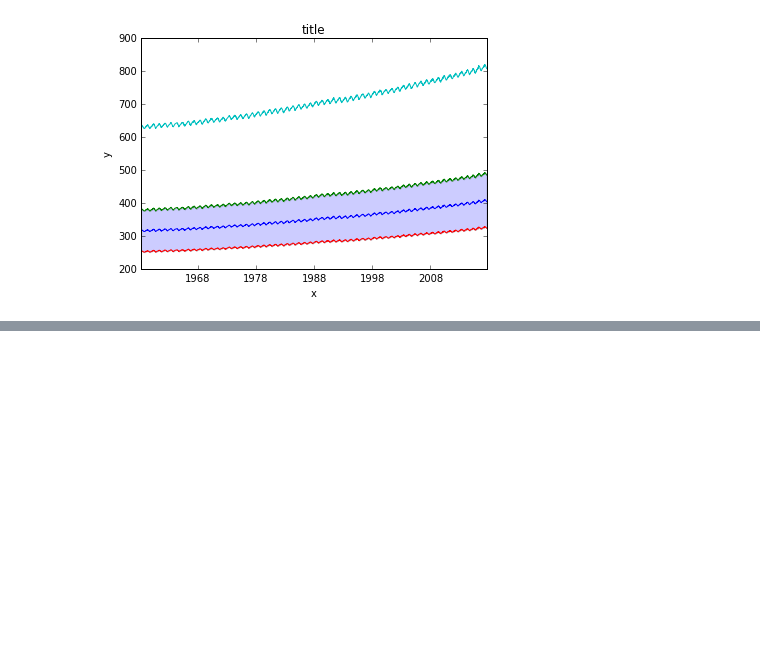
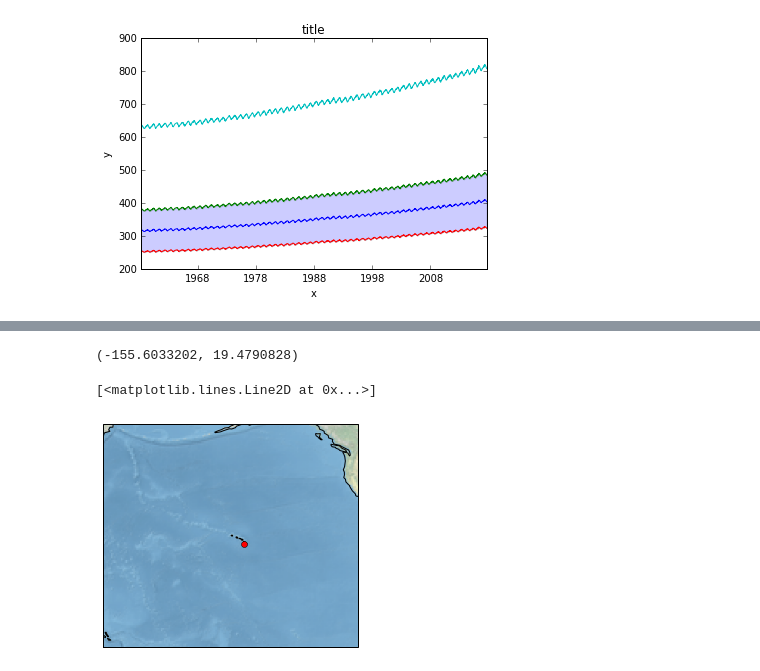
Before and after one commit to dansand/python_lightning_talk, a Jupyter notebook: PandasCO2.ipynb, the cells around one changed output, grey strips where cells are left out. Cells and saved outputs as stored; diff of their text form; code cells hidden in the pictures; blank space fills up the shorter version.

```diff
--- a/PandasCO2.ipynb
+++ b/PandasCO2.ipynb
@@ -216,0 +288,31 @@ axes.set_title('title')
+# %%
+from geopy.geocoders import Nominatim
+geolocator = Nominatim()
+# %%
+location = geolocator.geocode("Mauna Loa")
+# %%
+location.longitude, location.latitude
+# %% [output]
+(-155.6033202, 19.4790828)
+# %%
+import cartopy.crs as ccrs
+
+#projection=ccrs.Mollweide(location.longitude)
+#projection=ccrs.PlateCarree()
+projection = ccrs.PlateCarree(central_longitude=180)
+
+
+ax = plt.axes(projection=projection)
+ax.stock_img()
+
+ax.set_extent([160, -120, -10, 50])
+
+ax.coastlines()
+
+plt.plot(location.longitude, location.latitude,
+         color='red', linewidth=2, marker='o',
+         transform=ccrs.PlateCarree(),
+         )
+# %% [output]
+[<matplotlib.lines.Line2D at 0x...>]
+[figure, added]
```
Also changed, not shown: parts of 15 cells of this notebook, 2 other files.
